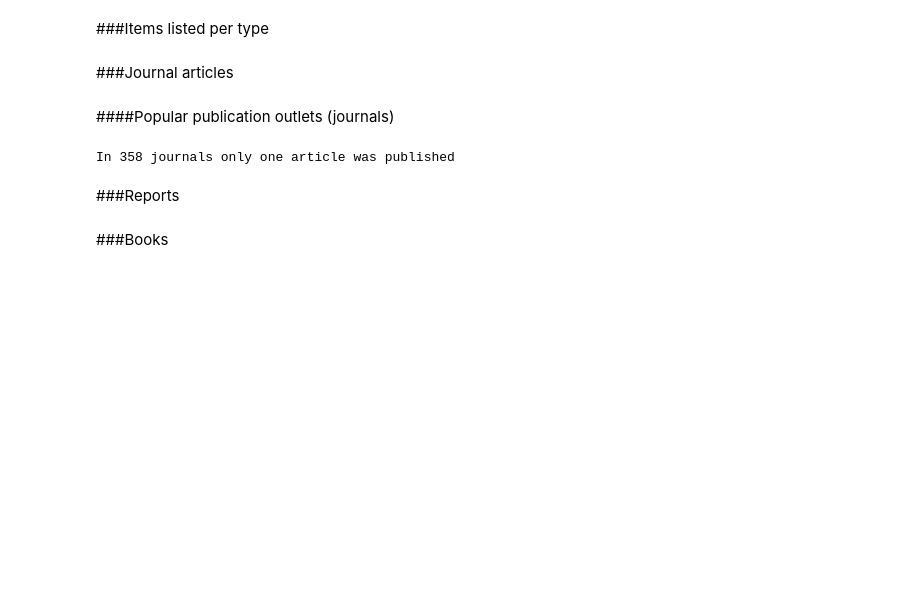
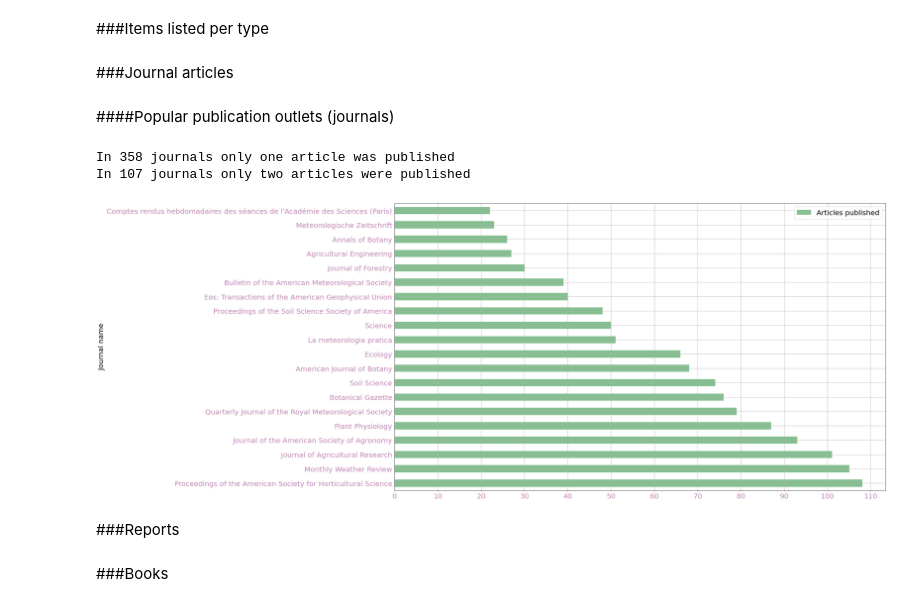
Before and after one commit to GParolini/colabs_am_bib, a Jupyter notebook: Wang_Barger_data_analysis.ipynb, the cells around one changed output. Cells and saved outputs as stored; diff of their text form; code cells hidden in the pictures; blank space fills up the shorter version.

```diff
--- a/Wang_Barger_data_analysis.ipynb
+++ b/Wang_Barger_data_analysis.ipynb
@@ -118,19 +118,30 @@ with open('wb_journal_titles.txt', mode='wt', encoding='utf-8') as f:
 # %%
 journals = sorted_journ_titles
 
 my_list = []
 no_art = df.loc[df["Item Type"] == "journalArticle"].groupby(["Publication Title"]).size()
 my_dict = {k: v for k, v in zip(journals,no_art)}
 my_dict1 = sorted(my_dict.items(), key=lambda x: x[1], reverse=True)
 
 one_art_journ = Counter(my_dict.values())[1]
+two_art_journ = Counter(my_dict.values())[2]
 
 print("In", one_art_journ, "journals only one article was published")
+print("In", two_art_journ, "journals only two articles were published")
 
 with open('wb_journal_art_dict.json', 'w', encoding='utf-8') as f:
     json.dump(my_dict1, f, ensure_ascii=False, indent=2)
+
+pd.DataFrame(my_dict1[0:20], columns=['Journal name','Articles published']).set_index('Journal name').plot(kind='barh',
+                                                                                                           figsize = (25, 15),
+                                                                                                           grid = (True,"#D3D3D3"),
+                                                                                                           xticks = list(range(0, 120, 10))
+                                                                                                           )
+plt.savefig("wb_popular_jour_barh", bbox_inches='tight', dpi=600)
 # %% [output]
 In 358 journals only one article was published
+In 107 journals only two articles were published
+[figure, added]
 # %% [markdown]
 ###Reports
 # %%
```
Also changed, not shown: parts of 9 cells of this notebook.
